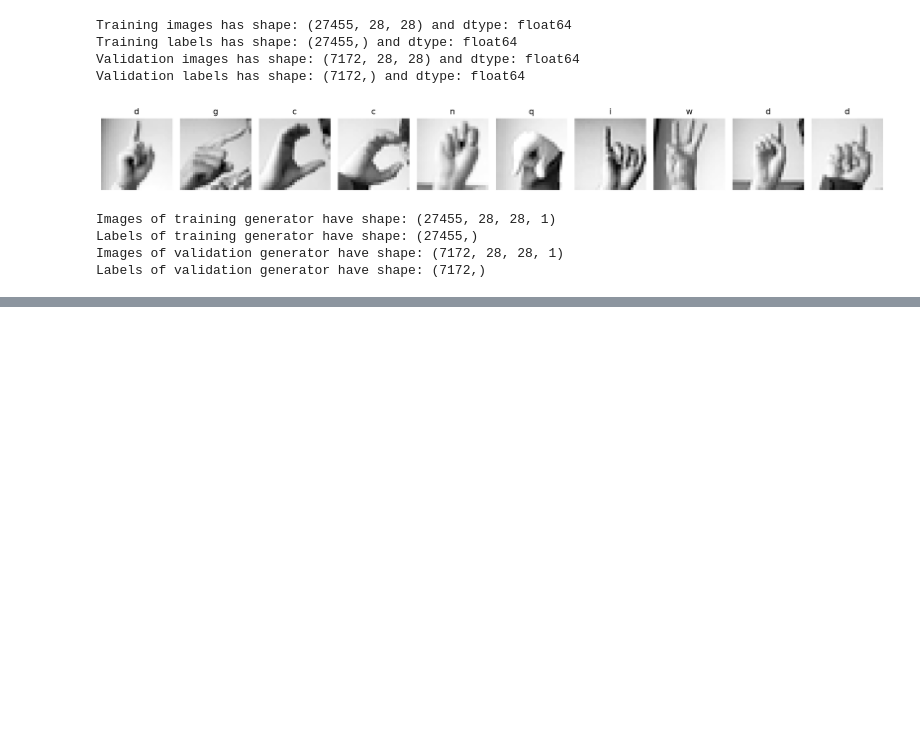
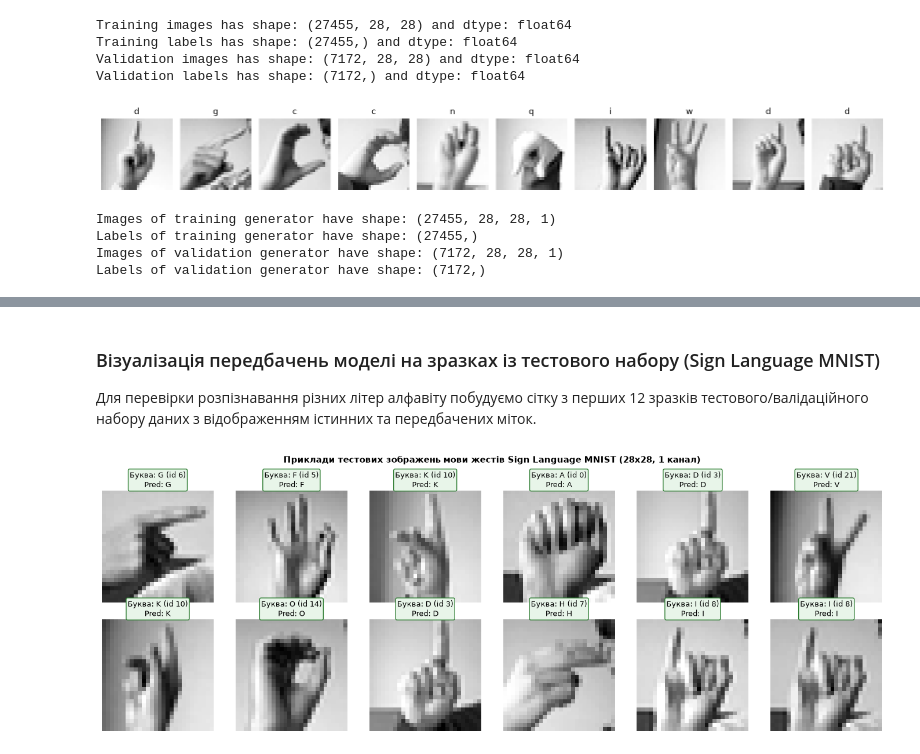
Before and after one commit to BohdanBest/lab8, a Jupyter notebook: lab10/Lab_10_5_Assignment.ipynb, the cells around one changed output, grey strips where cells are left out. Cells and saved outputs as stored; diff of their text form; code cells hidden in the pictures; blank space fills up the shorter version.

Commit message:
add test samples prediction visualization to Lab 10.5

```diff
--- a/lab10/Lab_10_5_Assignment.ipynb
+++ b/lab10/Lab_10_5_Assignment.ipynb
@@ -185,0 +176,38 @@ plt.show()
+# %% [markdown]
+### Візуалізація передбачень моделі на зразках із тестового набору (Sign Language MNIST)
+
+Для перевірки розпізнавання різних літер алфавіту побудуємо сітку з перших 12 зразків тестового/валідаційного набору даних з відображенням істинних та передбачених міток.
+# %%
+# Візуалізація передбачень моделі на перших 12 зразках із тестового/валідаційного набору
+def plot_test_predictions(model, validation_images, validation_labels, num_samples=12):
+    letters = "ABCDEFGHIJKLMNOPQRSTUVWXYZ"
+    fig, axes = plt.subplots(2, 6, figsize=(14, 5))
+    axes = axes.flatten()
+
+    # Передбачення класу для перших 12 тестових зображень
+    preds = model.predict(np.expand_dims(validation_images[:num_samples], axis=-1) / 255.0, verbose=0)
+    pred_classes = np.argmax(preds, axis=-1)
+
+    for i in range(num_samples):
+        lbl = int(validation_labels[i])
+        pred_lbl = int(pred_classes[i])
+        letter = letters[lbl] if lbl < len(letters) else str(lbl)
+        pred_letter = letters[pred_lbl] if pred_lbl < len(letters) else str(pred_lbl)
+
+        axes[i].imshow(validation_images[i], cmap="gray")
+        axes[i].axis("off")
+
+        is_corr = (lbl == pred_lbl)
+        bg = "#e8f5e9" if is_corr else "#ffebee"
+        edge = "#2e7d32" if is_corr else "#c62828"
+
+        axes[i].set_title(f"Буква: {letter} (id {lbl})\nPred: {pred_letter}", fontsize=9, pad=4,
+                          bbox=dict(boxstyle="round,pad=0.2", facecolor=bg, edgecolor=edge))
+
+    plt.suptitle("Приклади тестових зображень мови жестів Sign Language MNIST (28x28, 1 канал)", fontsize=11, fontweight="bold", y=0.98)
+    plt.tight_layout()
+    plt.show()
+
+plot_test_predictions(model, validation_images, validation_labels)
+# %% [output]
+[figure, added]
```
Also changed, not shown: parts of 3 cells of this notebook.
